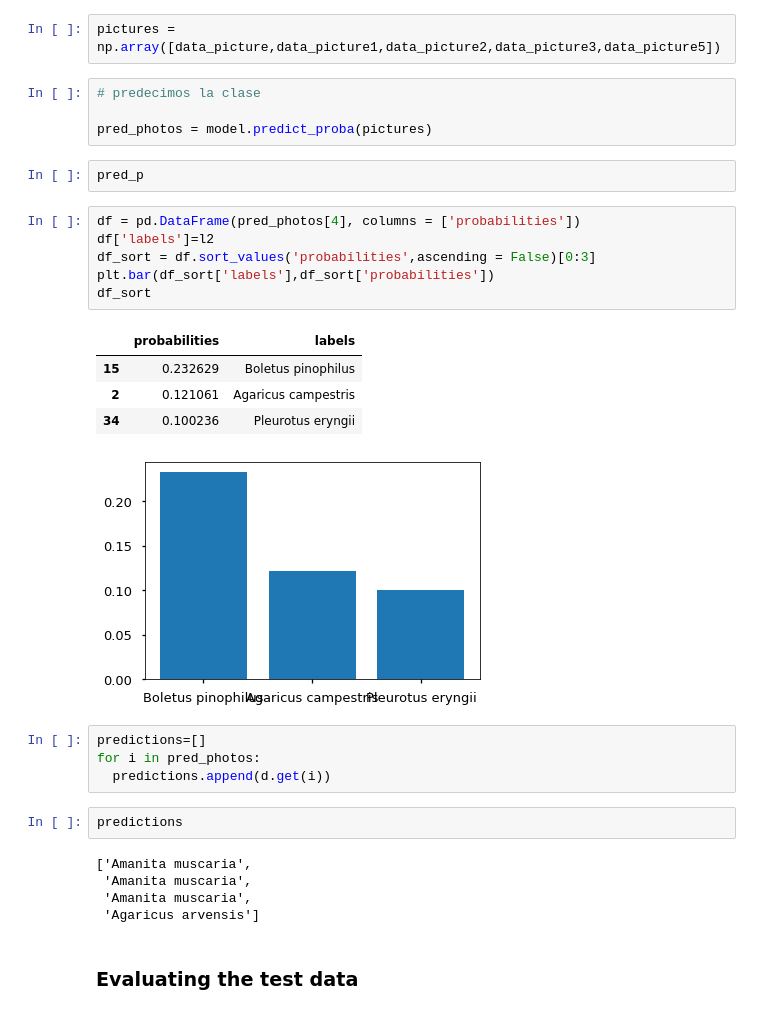
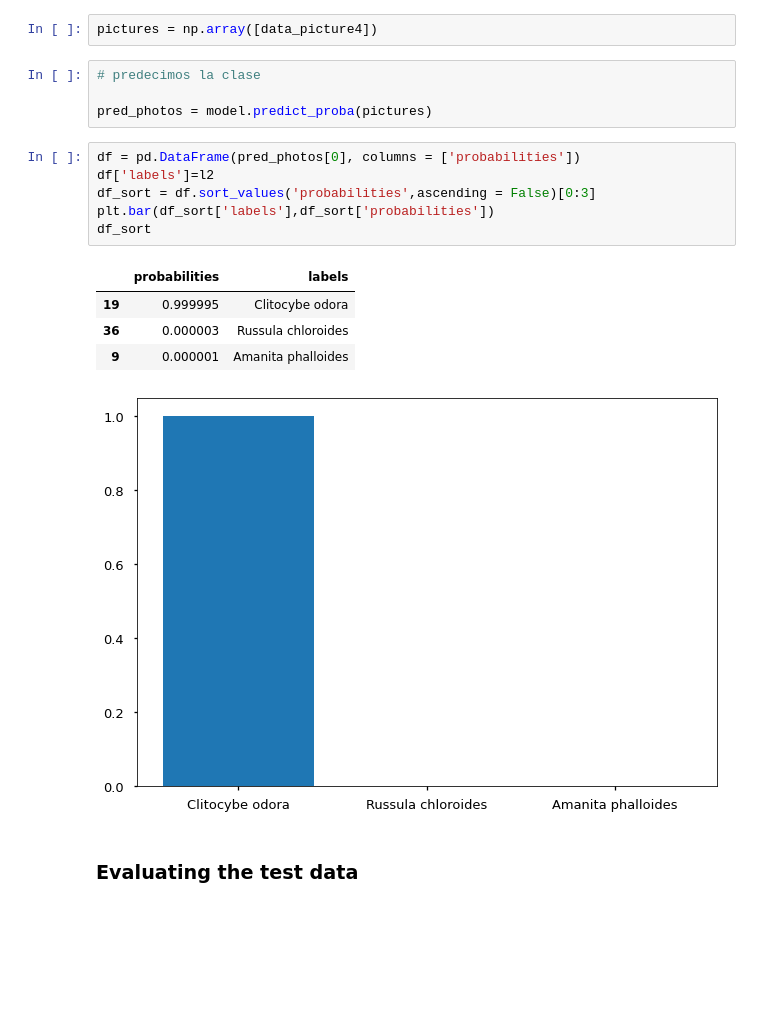
Before and after one commit to JaimeRedondo/Mushrooms_Classification, a Jupyter notebook: Mushrooms_Classification.ipynb, the cells around one changed output. Saved outputs shown, nothing was run; the diff lists cells and outputs as text; blank space fills up the shorter version.

```diff
--- a/Mushrooms_Classification.ipynb
+++ b/Mushrooms_Classification.ipynb
@@ -638,34 +706,21 @@ data_picture5 = cv2.resize(image_rgb5, (28, 28))
 # %%
-pictures = np.array([data_picture,data_picture1,data_picture2,data_picture3,data_picture5])
+pictures = np.array([data_picture4])
 # %%
 # predecimos la clase
 
 pred_photos = model.predict_proba(pictures)
-# %%
-pred_p
 # %%
-df = pd.DataFrame(pred_photos[4], columns = ['probabilities'])
+df = pd.DataFrame(pred_photos[0], columns = ['probabilities'])
 df['labels']=l2
 df_sort = df.sort_values('probabilities',ascending = False)[0:3]
 plt.bar(df_sort['labels'],df_sort['probabilities'])
 df_sort
 # %% [output]
 |  | probabilities | labels |
-| 15 | 0.232629 | Boletus pinophilus |
-| 2 | 0.121061 | Agaricus campestris |
-| 34 | 0.100236 | Pleurotus eryngii |
+| 19 | 0.999995 | Clitocybe odora |
+| 36 | 0.000003 | Russula chloroides |
+| 9 | 0.000001 | Amanita phalloides |
-[figure, old version]
+[figure, new version]
-# %%
-predictions=[]
-for i in pred_photos:
-  predictions.append(d.get(i))
-# %%
-predictions
-# %% [output]
-['Amanita muscaria',
- 'Amanita muscaria',
- 'Amanita muscaria',
- 'Agaricus arvensis']
 # %% [markdown]
 ### Evaluating the test data
 # %%
```
Also changed, not shown: parts of 81 cells of this notebook.
